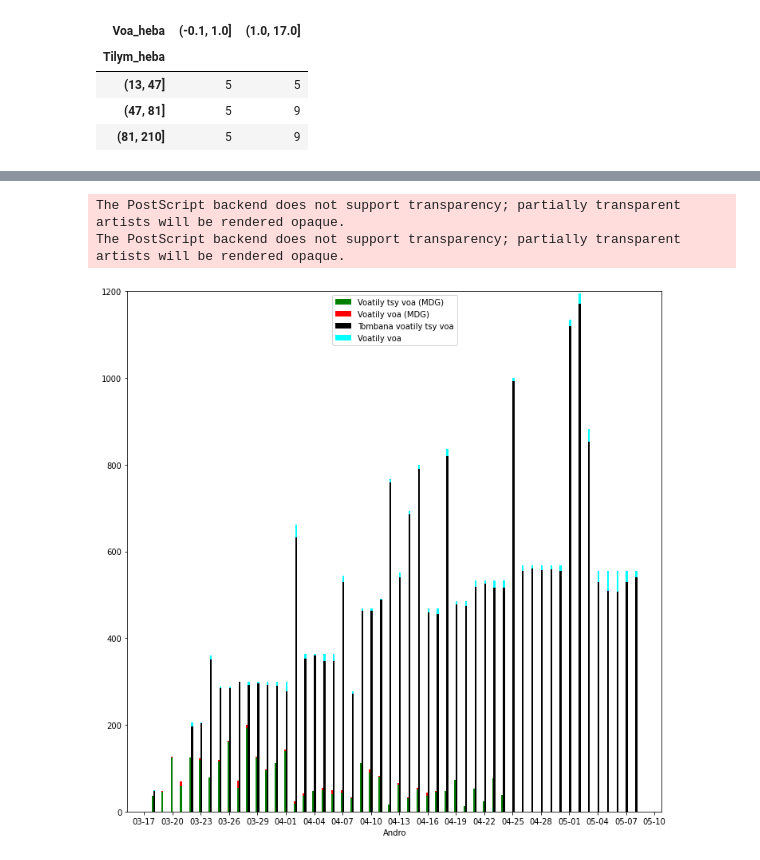
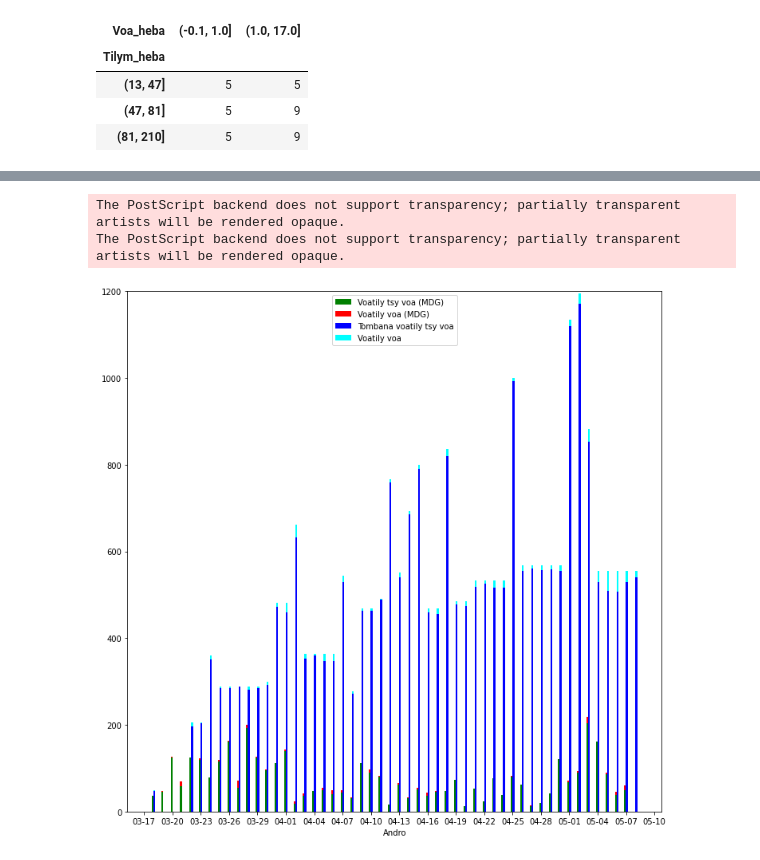
Before and after one commit to herysedra/covid19-mankaiza-clone, a Jupyter notebook: stats/stat_tests.ipynb, the cells around one changed output, grey strips where cells are left out. Cells and saved outputs as stored; diff of their text form; code cells hidden in the pictures.

```diff
--- a/stats/stat_tests.ipynb
+++ b/stats/stat_tests.ipynb
@@ -249,10 +228,6 @@ datacounty = ke_datafar.groupby('Faritra')
 ketilyvoa = datacounty.get_group('Kenya')
 
 ketilyvoa.set_index('Daty', inplace=True)
-
-ketilyvoa['Tsyvoa'] = ketilyvoa['Tilyvao'] - ketilyvoa['Ivao']
-
-ketilyvoa['Tsyvoatomb'] = ketilyvoa['Tilyvaotomb'] - ketilyvoa['Ivao']
-
 ketilyvoa.index = pd.to_datetime(ketilyvoa.index)
+datacounty.get_group('Kenya').info()
 # %% [output]
@@ -294,30 +276,30 @@ The PostScript backend does not support transparency; partially transparent arti
 # %%
 ketilyvoam = ketilyvoa.loc['2020-03-18':'2020-05-08']
 tilyvoam = tilyvoa.loc['2020-03-18':'2020-05-08']
 
 fig, ax = plt.subplots(figsize=(12, 12))
 
 frtm = np.ones(len(tilyvoam.index))*datetime.timedelta(hours=2)
 
-ax.bar(tilyvoam.index - frtm, tilyvoam['Tsyvoa'], width = 0.2, color= 'green', label = 'Voatily tsy voa (MDG)')
-ax.bar(tilyvoam.index - frtm, tilyvoam['Voa'], width = 0.2, color= 'red', bottom = tilyvoam['Tsyvoa'], label = 'Voatily voa (MDG)')
+ax.bar(tilyvoam.index - frtm, tilyvoam['Tsyvoatomb'], width = 0.2, color= 'green', label = 'Voatily tsy voa (MDG)')
+ax.bar(tilyvoam.index - frtm, tilyvoam['Voatomb'], width = 0.2, color= 'red', bottom = tilyvoam['Tsyvoatomb'], label = 'Voatily voa (MDG)')
 
-ax.bar(ketilyvoam.index + frtm, ketilyvoam['Tsyvoatomb'], width= 0.2, color = 'black', label = 'Tombana voatily tsy voa')
+ax.bar(ketilyvoam.index + frtm, ketilyvoam['Tsyvoatomb'], width= 0.2, color = 'blue', label = 'Tombana voatily tsy voa')
 ax.bar(ketilyvoam.index + frtm, ketilyvoam['Ivao'], width= 0.2, color ='cyan', bottom = ketilyvoam['Tsyvoatomb'], label = 'Voatily voa')
 
 ax.set(xlabel ='Andro')
 
 date_form = DateFormatter("%m-%d")
 ax.xaxis.set_major_formatter(date_form)
 
 ax.xaxis.set_major_locator(mdates.DayLocator(interval=3))
 ax.legend(loc= 'best')
 
 plt.ylim(0,1200)
-plt.savefig(path_to_save+'mdgketahatv.eps')
+plt.savefig(path_to_save+'mdgkesartv.eps')
 
 plt.show()
 # %% [output]
 The PostScript backend does not support transparency; partially transparent artists will be rendered opaque.
 The PostScript backend does not support transparency; partially transparent artists will be rendered opaque.
-[figure, old version]
+[figure, new version]
```
Also changed, not shown: parts of 17 cells of this notebook.
